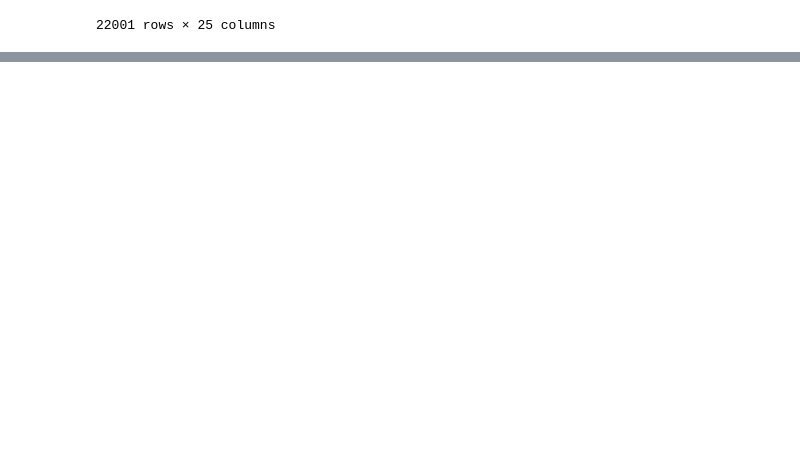
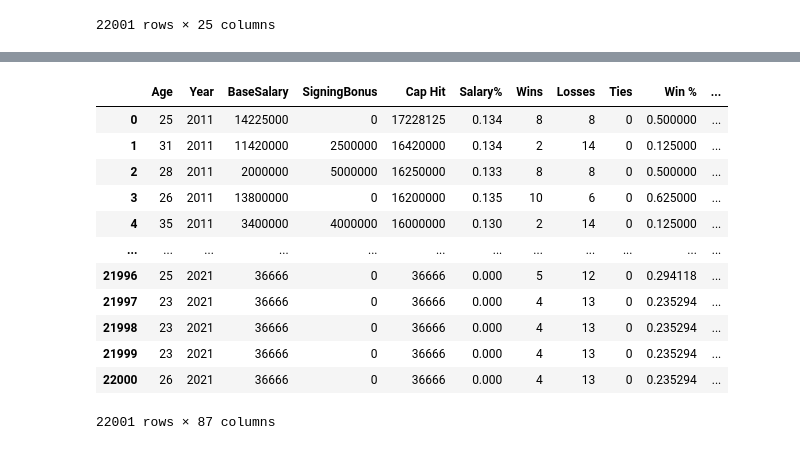
Before and after one commit to leblabac/dain-bramage-final-project, a Jupyter notebook: Resources/OHE.ipynb, the cells around one changed output, grey strips where cells are left out. Drawn from its saved outputs; the diff is of its cells as text; code cells hidden in the pictures; blank space fills up the shorter version.

```diff
--- a/Resources/OHE.ipynb
+++ b/Resources/OHE.ipynb
@@ -39,0 +44,27 @@ OHE_df
+# %%
+categorical_columns = ['Pos', 'Cat_POS', 'Team',
+                       'Conf', 'Division', 'Playoff', 'Won Superbowl']
+for column in categorical_columns:
+    tempdf = pd.get_dummies(OHE_df[column], prefix=column)
+    OHE_df = pd.merge(
+        left=OHE_df,
+        right=tempdf,
+        left_index=True,
+        right_index=True,
+    )
+    OHE_df = OHE_df.drop(columns=column)
+OHE_df
+# %% [output]
+|  | Age | Year | BaseSalary | SigningBonus | Cap Hit | Salary% | Wins | Losses | Ties | Win % | ... |
+| 0 | 25 | 2011 | 14225000 | 0 | 17228125 | 0.134 | 8 | 8 | 0 | 0.500000 | ... |
+| 1 | 31 | 2011 | 11420000 | 2500000 | 16420000 | 0.134 | 2 | 14 | 0 | 0.125000 | ... |
+| 2 | 28 | 2011 | 2000000 | 5000000 | 16250000 | 0.133 | 8 | 8 | 0 | 0.500000 | ... |
+| 3 | 26 | 2011 | 13800000 | 0 | 16200000 | 0.135 | 10 | 6 | 0 | 0.625000 | ... |
+| 4 | 35 | 2011 | 3400000 | 4000000 | 16000000 | 0.130 | 2 | 14 | 0 | 0.125000 | ... |
+| ... | ... | ... | ... | ... | ... | ... | ... | ... | ... | ... | ... |
+| 21996 | 25 | 2021 | 36666 | 0 | 36666 | 0.000 | 5 | 12 | 0 | 0.294118 | ... |
+| 21997 | 23 | 2021 | 36666 | 0 | 36666 | 0.000 | 4 | 13 | 0 | 0.235294 | ... |
+| 21998 | 23 | 2021 | 36666 | 0 | 36666 | 0.000 | 4 | 13 | 0 | 0.235294 | ... |
+| 21999 | 23 | 2021 | 36666 | 0 | 36666 | 0.000 | 4 | 13 | 0 | 0.235294 | ... |
+| 22000 | 26 | 2021 | 36666 | 0 | 36666 | 0.000 | 4 | 13 | 0 | 0.235294 | ... |
+22001 rows × 87 columns
```
Also changed, not shown: parts of 3 cells of this notebook, 1 other file.
